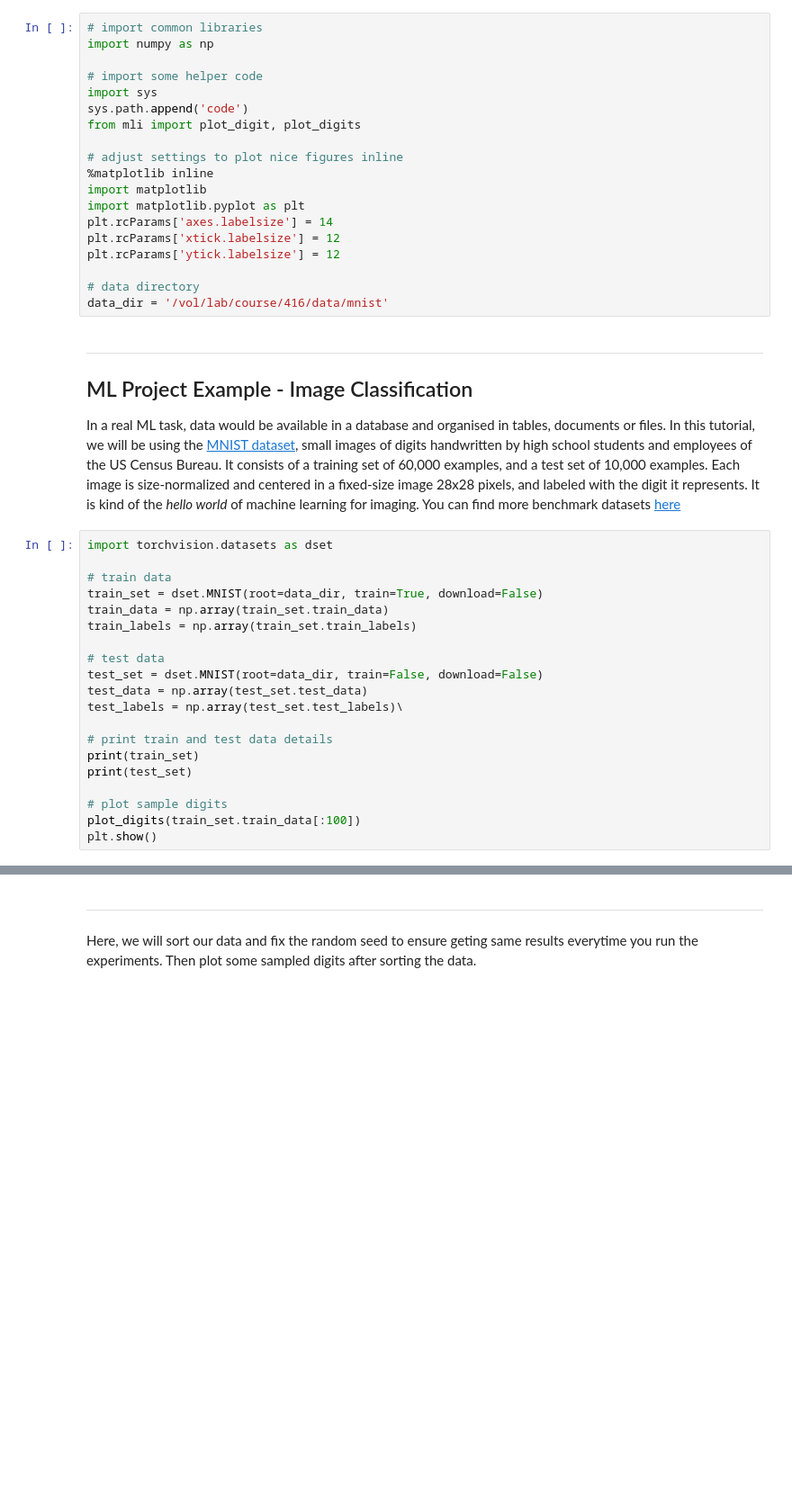
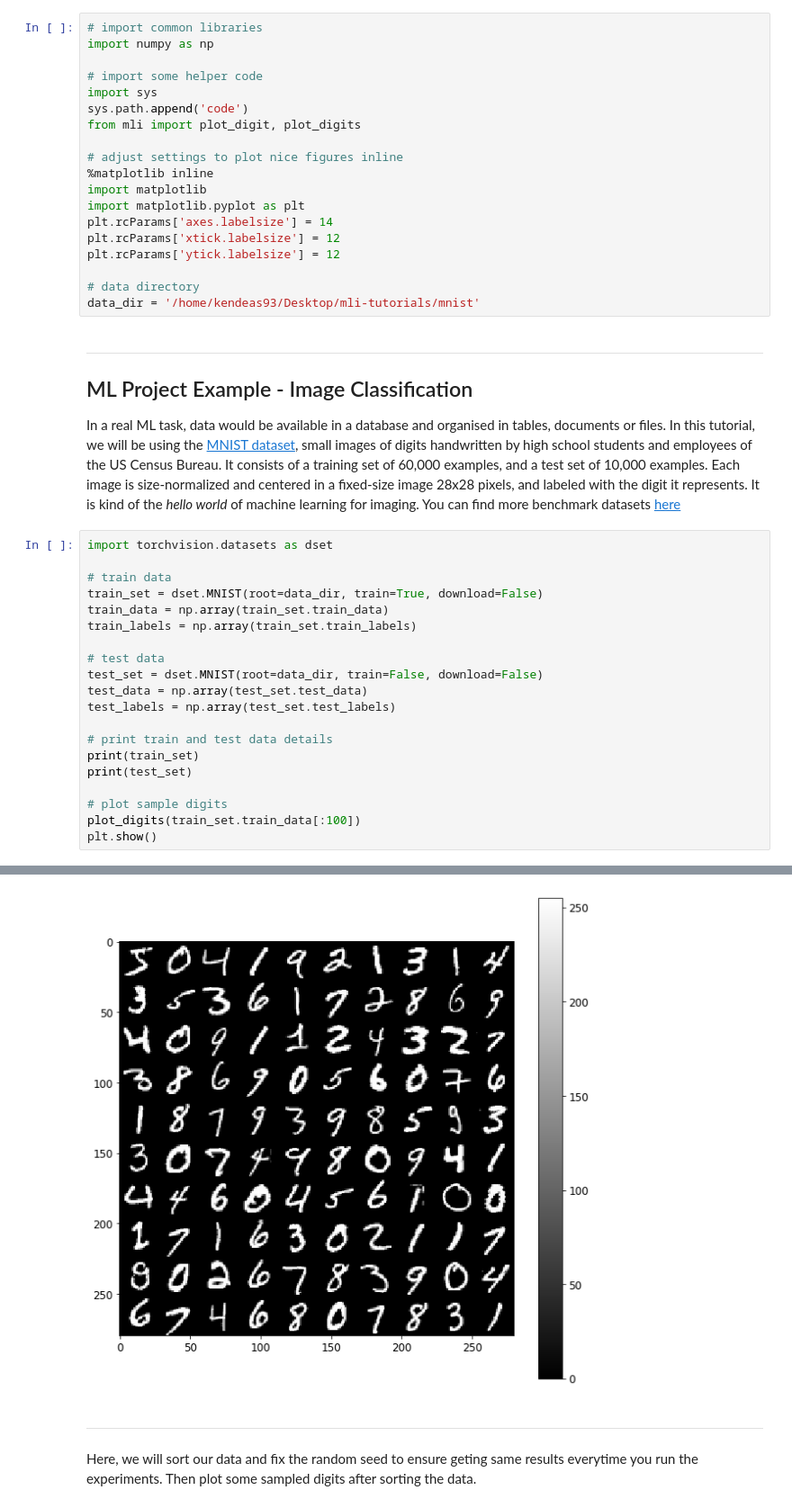
Before and after one commit to kentheo/mli-tutorials, a Jupyter notebook: MLI-Tutorial-1.ipynb, the cells around one changed output, grey strips where cells are left out. Shown: that part at 90% size. Drawn from its saved outputs; the diff is of its cells as text; blank space fills up the shorter version.

Commit message:
Created fork. Added mnist. Done with simple classification

```diff
--- a/MLI-Tutorial-1.ipynb
+++ b/MLI-Tutorial-1.ipynb
@@ -30,7 +30,7 @@ plt.rcParams['xtick.labelsize'] = 12
 plt.rcParams['ytick.labelsize'] = 12
 
 # data directory
-data_dir = '/vol/lab/course/416/data/mnist'
+data_dir = '/home/kendeas93/Desktop/mli-tutorials/mnist'
 # %% [markdown]
 ---
 
@@ -48,7 +48,7 @@ train_labels = np.array(train_set.train_labels)
 # test data
 test_set = dset.MNIST(root=data_dir, train=False, download=False)
 test_data = np.array(test_set.test_data)
-test_labels = np.array(test_set.test_labels)\
+test_labels = np.array(test_set.test_labels)
 
 # print train and test data details
 print(train_set)
@@ -57,3 +57,4 @@ print(test_set)
 # plot sample digits
 plot_digits(train_set.train_data[:100])
 plt.show()
+# %% [output]
@@ -60,3 +73,4 @@ plt.show()
+[figure, added]
 # %% [markdown]
 ---
 Here, we will sort our data and fix the random seed to ensure geting same results everytime you run the experiments. Then plot some sampled digits after sorting the data.
```
Also changed, not shown: parts of 14 cells of this notebook, 7 other files.
